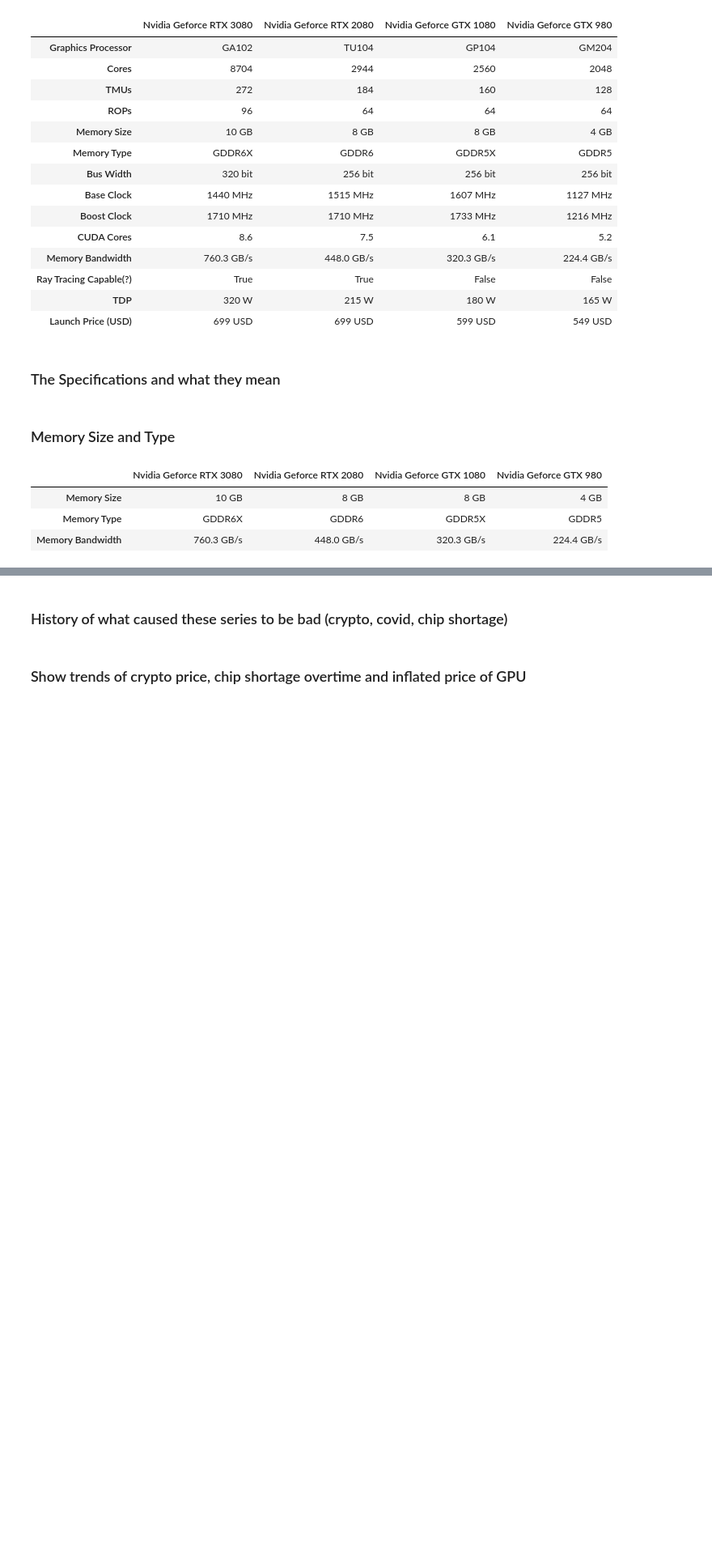
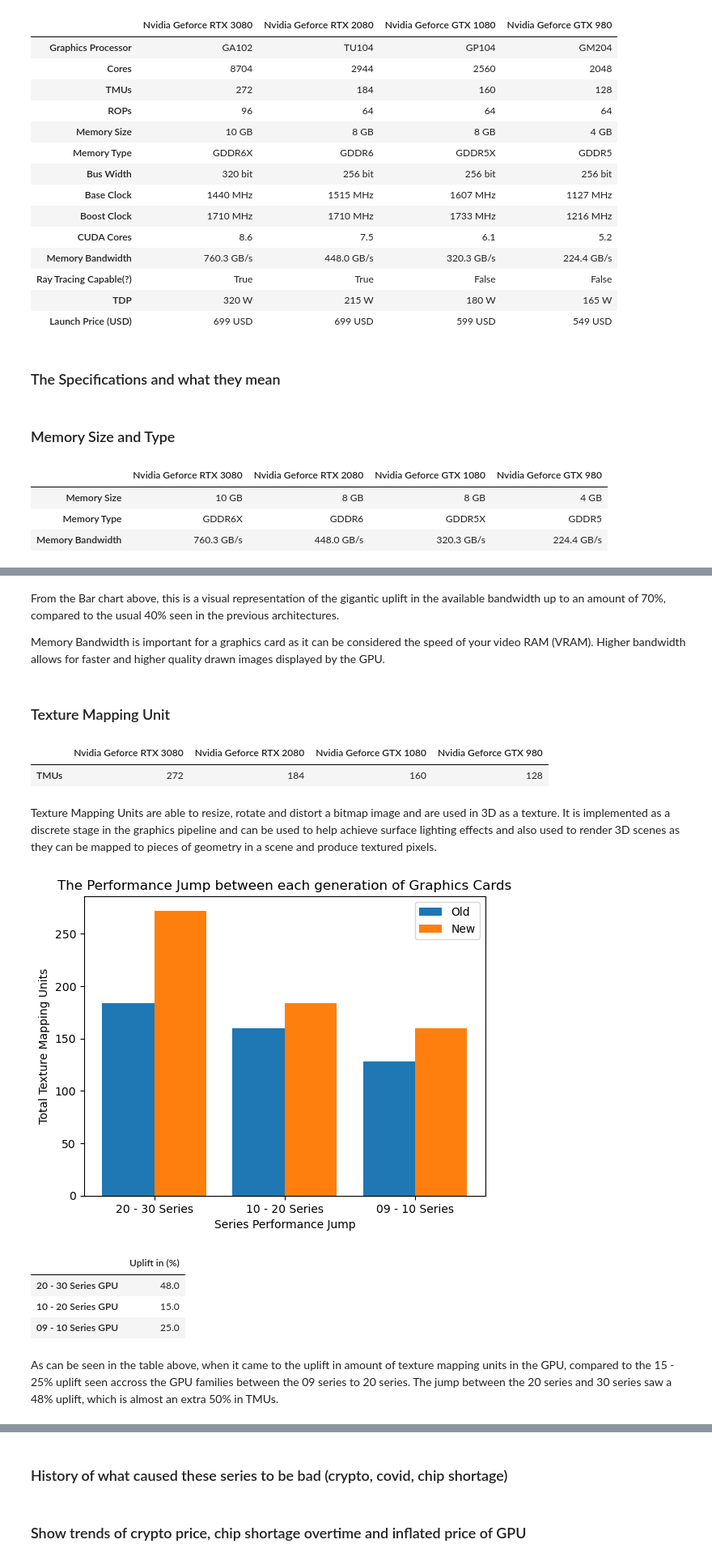
Before and after one commit to mcgoobie/CM2015_Programming-W-Data_Coursework-1, a Jupyter notebook: midterm_report.ipynb, the cells around one changed output, grey strips where cells are left out. Shown at 81% size. Drawn from its saved outputs; the diff is of its cells as text; code cells hidden in the pictures; blank space fills up the shorter version.

```diff
--- a/midterm_report.ipynb
+++ b/midterm_report.ipynb
@@ -384,0 +409,64 @@ As can be seen in the table above the RTX 3080 features 10 GB of GDDR6X memory,
+# %% [markdown]
+From the Bar chart above, this is a visual representation of the gigantic uplift in the available bandwidth up to an amount of 70%, compared to the usual 40% seen in the previous architectures.
+
+Memory Bandwidth is important for a graphics card as it can be considered the speed of your video RAM (VRAM). Higher bandwidth allows for faster and higher quality drawn images displayed by the GPU.
+# %% [markdown]
+### Texture Mapping Unit
+# %%
+tmu_data = cards_data.loc[["TMUs"]]
+tmu_data
+# %% [output]
+|  | Nvidia Geforce RTX 3080 | Nvidia Geforce RTX 2080 | Nvidia Geforce GTX 1080 | Nvidia Geforce GTX 980 |
+| TMUs | 272 | 184 | 160 | 128 |
+# %% [markdown]
+Texture Mapping Units are able to resize, rotate and distort a bitmap image and are used in 3D as a texture. It is implemented as a discrete stage in the graphics pipeline and can be used to help achieve surface lighting effects and also used to render 3D scenes as they can be mapped to pieces of geometry in a scene and produce textured pixels.
+# %%
+def plot_tmu(tmu_data):
+    t_tmus = []
+    for tmu in tmu_data.loc["TMUs"]:
+        t_tmus.append(round(float(tmu), 0))
+
+    x_col = ['20 - 30 Series', '10 - 20 Series', '09 - 10 Series']
+    l_bar = [t_tmus[1], t_tmus[2], t_tmus[3]]
+    r_bar = [t_tmus[0], t_tmus[1], t_tmus[2]]
+
+    x_axis = np.arange(len(x_col))
+
+    plt.bar(x_axis - 0.2, l_bar, 0.4, label = 'Old')
+    plt.bar(x_axis + 0.2, r_bar, 0.4, label = 'New')
+
+    plt.xticks(x_axis, x_col)
+
+    plt.xlabel("Series Performance Jump")
+    plt.ylabel("Total Texture Mapping Units")
+    plt.title("The Performance Jump between each generation of Graphics Cards")
+    plt.legend()
+    plt.show()
+
+    return t_tmus
+
+
+def tmu_percent_incr(t_tmus):
+    tmu_comp = []
+    for i in range(len(t_tmus)):
+        if(i + 1 < len(t_tmus)):
+            percentage_diff = (float(t_tmus[i]) / float(t_tmus[i + 1])) - 1
+            tmu_comp.append(round(percentage_diff, 2) * 100)
+
+    return tmu_comp
+
+
+t_tmus = plot_tmu(tmu_data)
+tmu_percentage =tmu_percent_incr(t_tmus)
+
+df = pd.DataFrame(tmu_percentage, index = ['20 - 30 Series GPU','10 - 20 Series GPU',
+                                          '09 - 10 Series GPU'], columns = ['Uplift in (%)'])
+df
+# %% [output]
+[figure, added]
+|  | Uplift in (%) |
+| 20 - 30 Series GPU | 48.0 |
+| 10 - 20 Series GPU | 15.0 |
+| 09 - 10 Series GPU | 25.0 |
+# %% [markdown]
+As can be seen in the table above, when it came to the uplift in amount of texture mapping units in the GPU, compared to the 15 - 25% uplift seen accross the GPU families between the 09 series to 20 series. The jump between the 20 series and 30 series saw a 48% uplift, which is almost an extra 50% in TMUs.
```
Also changed, not shown: parts of 11 cells of this notebook.
